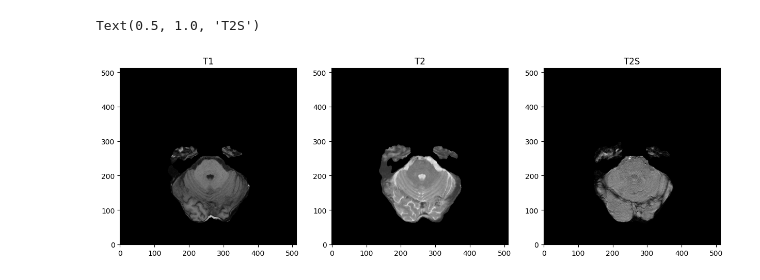
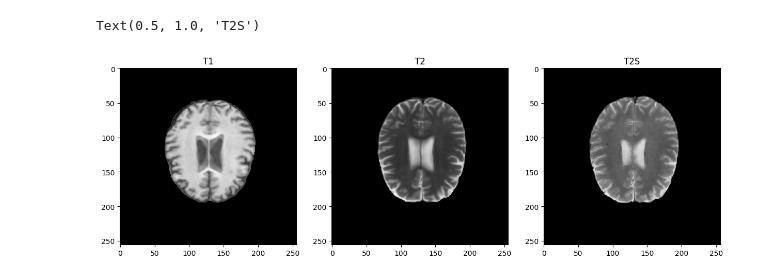
Before and after one commit to greenyjwk/VALDO_brain_MRI_dataset_preprocessing, a Jupyter notebook: misc/EDA/EDA_skull_stripped.ipynb, the cells around one changed output. Saved outputs shown, nothing was run; the diff lists cells and outputs as text; code cells hidden in the pictures.

```diff
--- a/misc/EDA/EDA_skull_stripped.ipynb
+++ b/misc/EDA/EDA_skull_stripped.ipynb
@@ -4,12 +5,12 @@ import matplotlib.pyplot as plt
 # %%
-uid = 217
-slice = 60
+uid = 315
+slice = 26
 # %%
-T1 = nib.load(f"/mnt/storage/ji/brain_mri_valdo_mayo/valdo_skull_stripped_temp/sub-{uid}/T1_sub-{uid}.nii.gz")
+T1 = nib.load(f"/mnt/storage/ji/brain_mri_valdo_mayo/valdo_skull_stripped/sub-{uid}/T1_sub-{uid}.nii.gz")
 T1 = T1.get_fdata()
 
-T2 = nib.load(f"/mnt/storage/ji/brain_mri_valdo_mayo/valdo_skull_stripped_temp/sub-{uid}/T2_sub-{uid}.nii.gz")
+T2 = nib.load(f"/mnt/storage/ji/brain_mri_valdo_mayo/valdo_skull_stripped/sub-{uid}/T2_sub-{uid}.nii.gz")
 T2 = T2.get_fdata()
 
-T2S = nib.load(f"/mnt/storage/ji/brain_mri_valdo_mayo/valdo_skull_stripped_temp/sub-{uid}/T2S_sub-{uid}.nii.gz")
+T2S = nib.load(f"/mnt/storage/ji/brain_mri_valdo_mayo/valdo_skull_stripped/sub-{uid}/T2S_sub-{uid}.nii.gz")
 T2S = T2S.get_fdata()
@@ -16,17 +31,17 @@ T2S = T2S.get_fdata()
 # %%
 plt.figure(figsize=(15,5))
 
 plt.subplot(131)
-plt.imshow(T1[:,:,slice].T, cmap='gray', origin='lower')
+plt.imshow(T1[:,:,slice].T, cmap='gray')
 plt.title('T1')
 
 plt.subplot(132)
-plt.imshow(T2[:,:,slice].T, cmap='gray', origin='lower')
+plt.imshow(T2[:,:,slice].T, cmap='gray')
 plt.title('T2')
 
 plt.subplot(133)
-plt.imshow(T2S[:,:,slice].T, cmap='gray', origin='lower')
+plt.imshow(T2S[:,:,slice].T, cmap='gray')
 plt.title('T2S')
 # %% [output]
 Text(0.5, 1.0, 'T2S')
-[figure, old version]
+[figure, new version]
```
Also changed, not shown: parts of 2 cells of this notebook, 26 other files.
